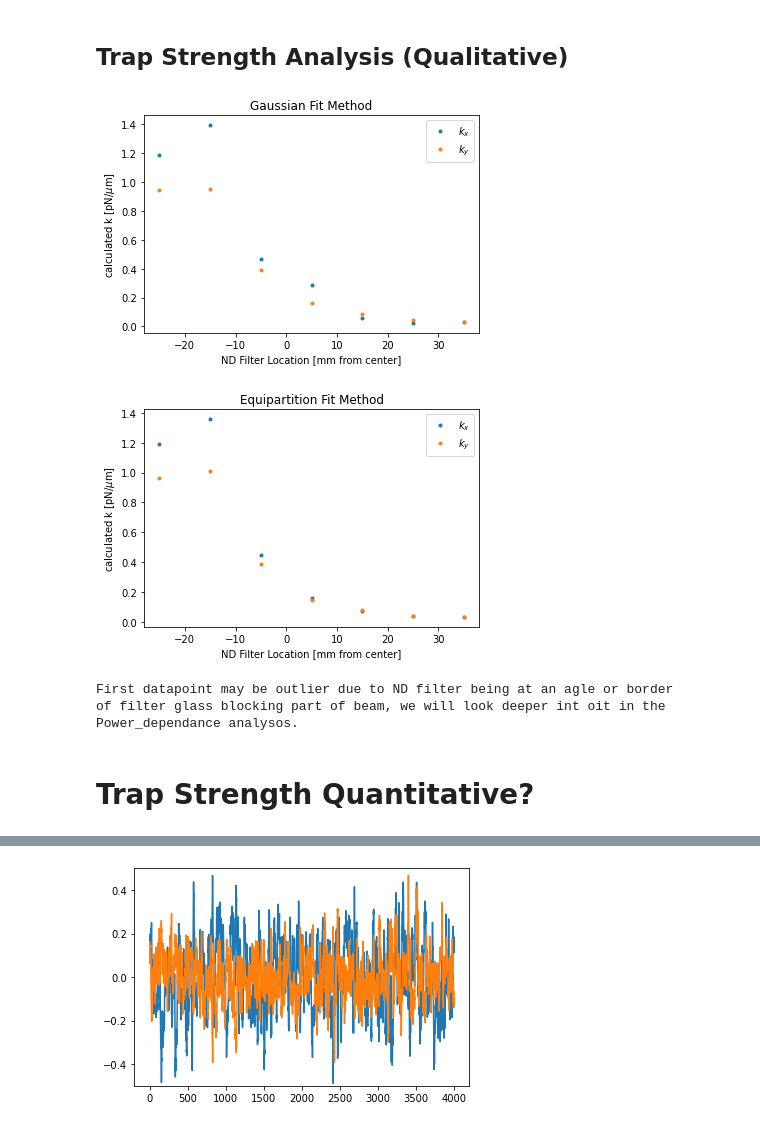
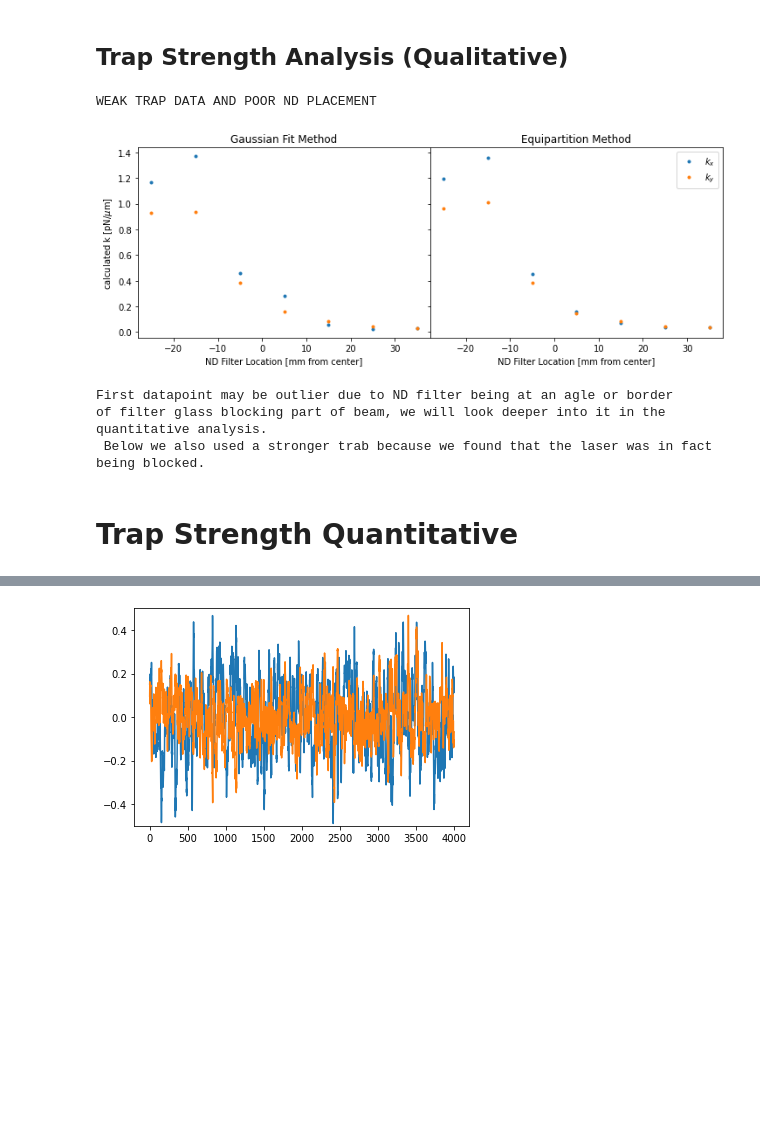
Before and after one commit to Ham0osh/Phys322W-OT, a Jupyter notebook: Power_dependance.ipynb, the cells around one changed output, grey strips where cells are left out. Drawn from its saved outputs; the diff is of its cells as text; code cells hidden in the pictures; blank space fills up the shorter version.

```diff
--- a/Power_dependance.ipynb
+++ b/Power_dependance.ipynb
@@ -12,54 +12,57 @@ from glob import glob
 # %% [markdown]
 ## Trap Strength Analysis (Qualitative)
 # %%
+print('\033[91m'+"WEAK TRAP DATA AND POOR ND PLACEMENT"+'\033[0m')
+
 directory = '/work/data/trap_strength/'
 filenames = [directory + 'strength1.txt',directory + 'strength2.txt',directory + 'strength3.txt',
     directory + 'strength4.txt',directory + 'strength5.txt',directory + 'strength6.txt',
     directory + 'strength7.txt',]
 k_arr_strength_gauss = []
 k_arr_strength_eqi = []
 ND_arr = np.arange(-25,45,10) # ND marker in mm
 
 for filename in filenames:
     ret = extract_data(filename)
-
 
     analysis2 = gaussian_analysis(ret.x_dec, ret.y_dec)
 
     k_arr_strength_gauss.append([analysis2.k_x, analysis2.k_y])
     k_x, k_y = get_k_equipartition(ret.x_dec, ret.y_dec)
     k_arr_strength_eqi.append([k_x,k_y])
 
 plt.show()
 
 
 k_arr_strength_gauss = np.array(k_arr_strength_gauss)
 k_arr_strength_eqi = np.array(k_arr_strength_eqi)
 
-plt.plot(ND_arr,k_arr_strength_gauss[:,0],'.',label = r"$k_x$")
-plt.plot(ND_arr,k_arr_strength_gauss[:,1],'.',label = r"$k_y$")
-plt.xlabel("ND Filter Location [mm from center]")
-plt.ylabel(r"calculated k [pN/$\mu$m]")
-plt.title("Gaussian Fit Method")
+
+
+fig = plt.figure(figsize = (12,4))
+gs = fig.add_gridspec(1,2, hspace=0,wspace = 0)
+ax1, ax2 = gs.subplots(sharex=True, sharey=True)
+
+ax1.plot(ND_arr,k_arr_strength_gauss[:,0],'.',label = r"$k_x$")
+ax1.plot(ND_arr,k_arr_strength_gauss[:,1],'.',label = r"$k_y$")
+ax1.set(xlabel="ND Filter Location [mm from center]",ylabel = r"calculated k [pN/$\mu$m]", title ="Gaussian Fit Method")
+
+ax2.plot(ND_arr,k_arr_strength_eqi[:,0],'.',label = r"$k_x$")
+ax2.plot(ND_arr,k_arr_strength_eqi[:,1],'.',label = r"$k_y$")
+ax2.set(xlabel="ND Filter Location [mm from center]", title ="Equipartition Method")
 plt.legend()
+plt.savefig("Notes/strengthAnalysis_Qualitative.pdf",dpi = 300)
 plt.show()
 
-plt.plot(ND_arr,k_arr_strength_eqi[:,0],'.',label = r"$k_x$")
-plt.plot(ND_arr,k_arr_strength_eqi[:,1],'.',label = r"$k_y$")
-plt.xlabel("ND Filter Location [mm from center]")
-plt.ylabel(r"calculated k [pN/$\mu$m]")
-plt.title("Equipartition Fit Method")
-plt.legend()
-plt.show()
-
-print("First datapoint may be outlier due to ND filter being at an agle or border\nof filter glass blocking part of beam, we will look deeper int oit in the Power_dependance analysos.")
+print("First datapoint may be outlier due to ND filter being at an agle or border\nof filter glass blocking part of beam, we will look deeper into it in the quantitative analysis.\n Below we also used a stronger trab because we found that the laser was in fact being blocked.")
 # %% [output]
+WEAK TRAP DATA AND POOR ND PLACEMENT
-[figure, old version]
+[figure, new version]
-[figure, removed]
-First datapoint may be outlier due to ND filter being at an agle or border
-of filter glass blocking part of beam, we will look deeper int oit in the Power_dependance analysos.
+First datapoint may be outlier due to ND filter being at an agle or border
+of filter glass blocking part of beam, we will look deeper into it in the quantitative analysis.
+ Below we also used a stronger trab because we found that the laser was in fact being blocked.
 # %% [markdown]
-# Trap Strength Quantitative?
+# Trap Strength Quantitative
 # %%
 filenames = np.array(glob(('data/trap_strength/Power*')))
 filenames = np.sort(filenames)
```
Also changed, not shown: parts of 7 cells of this notebook, 53 other files.
